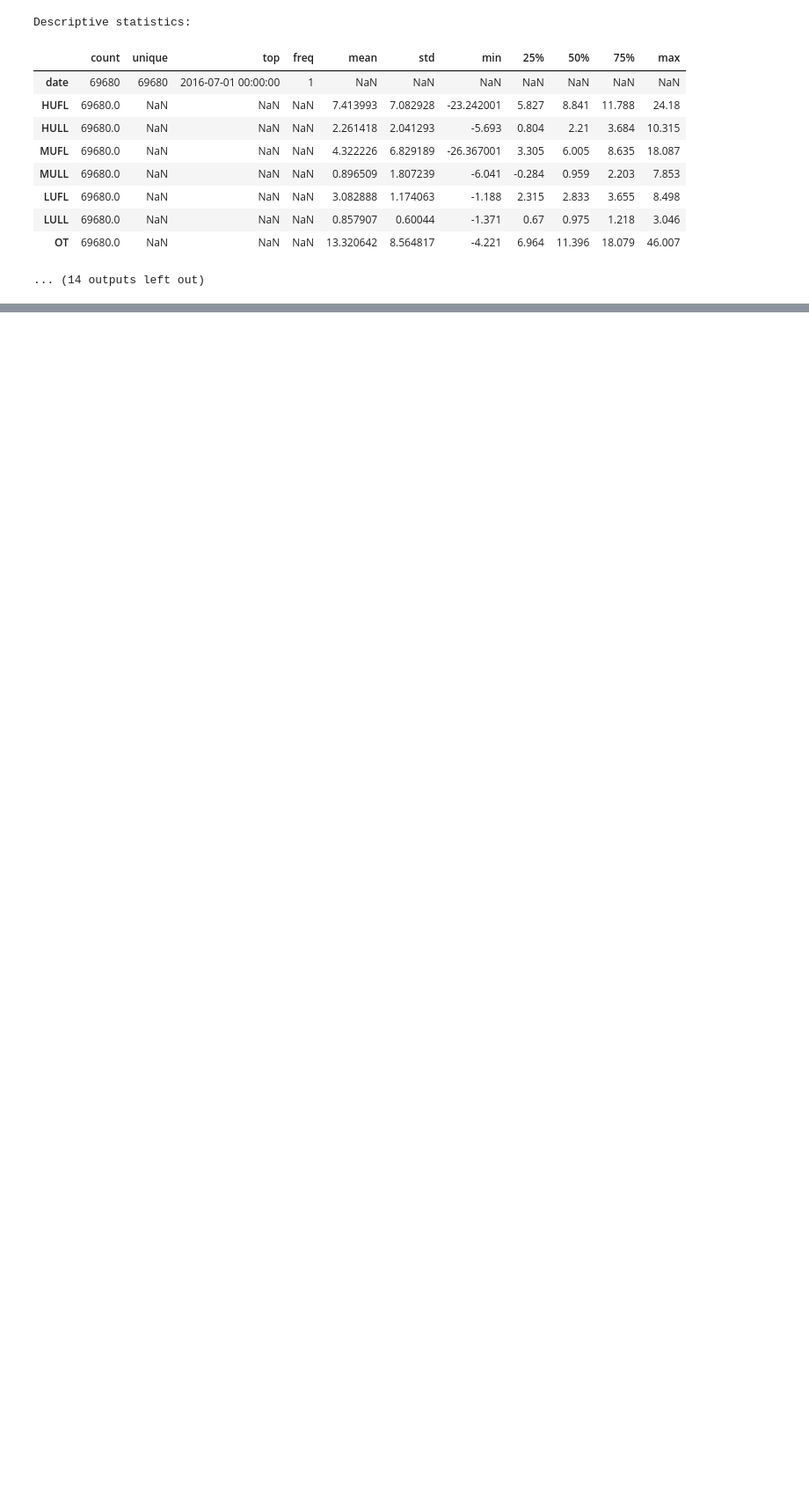
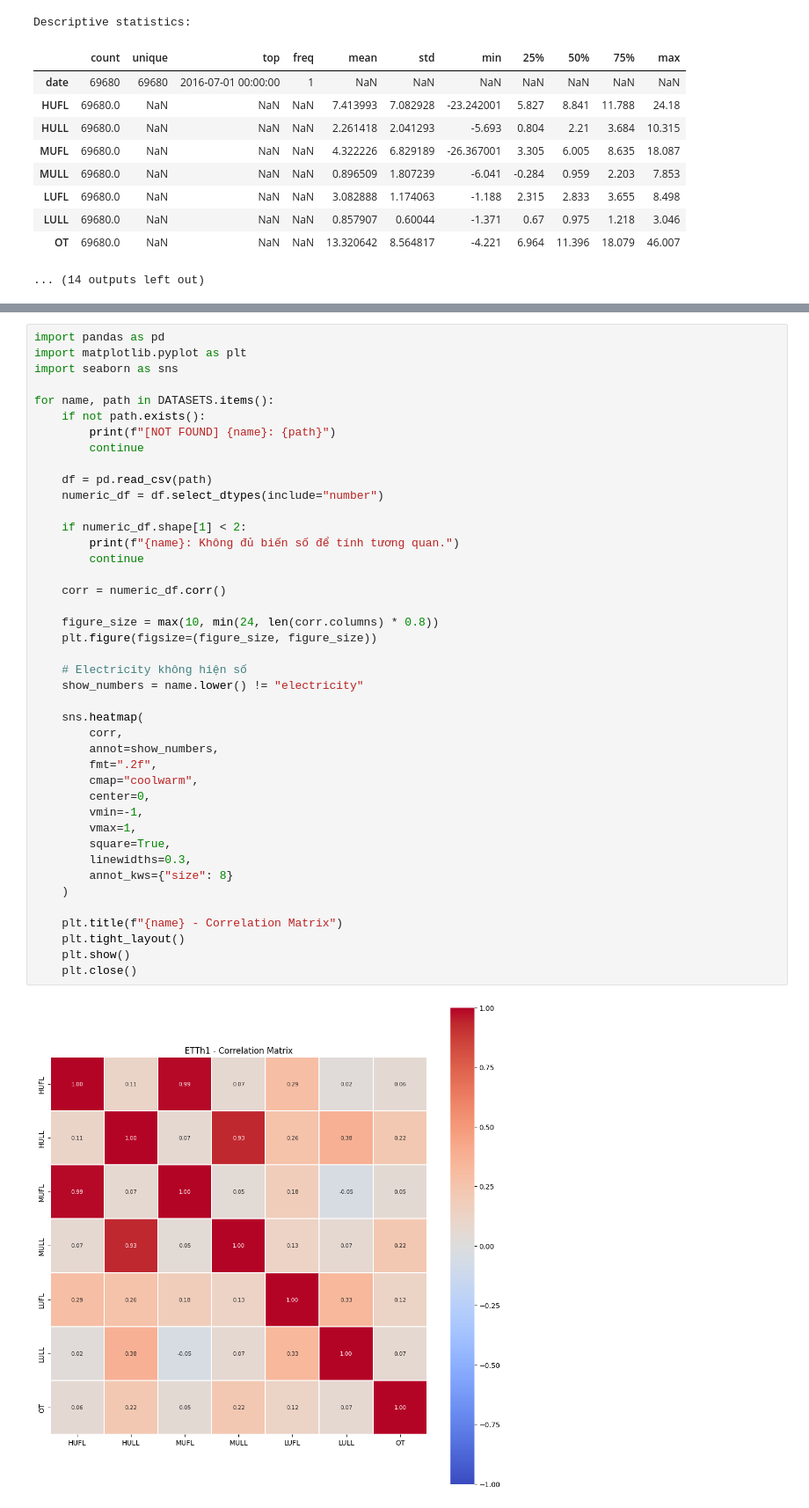
Before and after one commit to domailientb/TVCFORMER, a Jupyter notebook: experiments/dataset_exploration.ipynb, the cells around one changed output, grey strips where cells are left out. Shown at 88% size. Cells and saved outputs as stored; diff of their text form; blank space fills up the shorter version.

```diff
--- a/experiments/dataset_exploration.ipynb
+++ b/experiments/dataset_exploration.ipynb
@@ -275,0 +554,44 @@ Descriptive statistics:
+# %%
+import pandas as pd
+import matplotlib.pyplot as plt
+import seaborn as sns
+
+for name, path in DATASETS.items():
+    if not path.exists():
+        print(f"[NOT FOUND] {name}: {path}")
+        continue
+
+    df = pd.read_csv(path)
+    numeric_df = df.select_dtypes(include="number")
+
+    if numeric_df.shape[1] < 2:
+        print(f"{name}: Không đủ biến số để tính tương quan.")
+        continue
+
+    corr = numeric_df.corr()
+
+    figure_size = max(10, min(24, len(corr.columns) * 0.8))
+    plt.figure(figsize=(figure_size, figure_size))
+
+    # Electricity không hiện số
+    show_numbers = name.lower() != "electricity"
+
+    sns.heatmap(
+        corr,
+        annot=show_numbers,
+        fmt=".2f",
+        cmap="coolwarm",
+        center=0,
+        vmin=-1,
+        vmax=1,
+        square=True,
+        linewidths=0.3,
+        annot_kws={"size": 8}
+    )
+
+    plt.title(f"{name} - Correlation Matrix")
+    plt.tight_layout()
+    plt.show()
+    plt.close()
+# %% [output]
+[figure, added]
```
Also changed, not shown: parts of 7 cells of this notebook.
